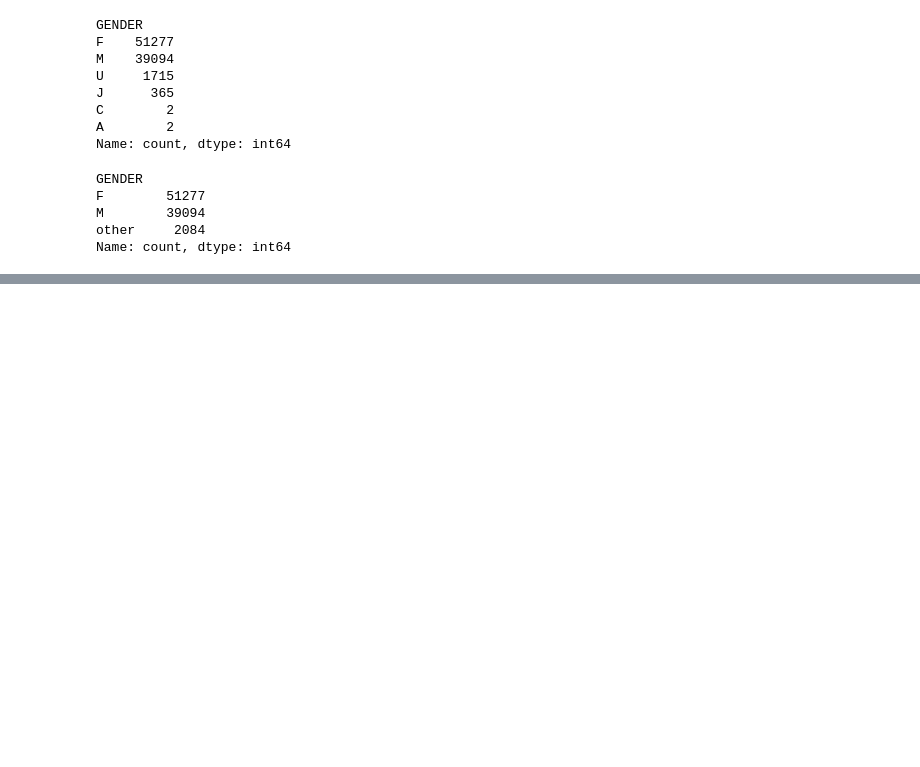
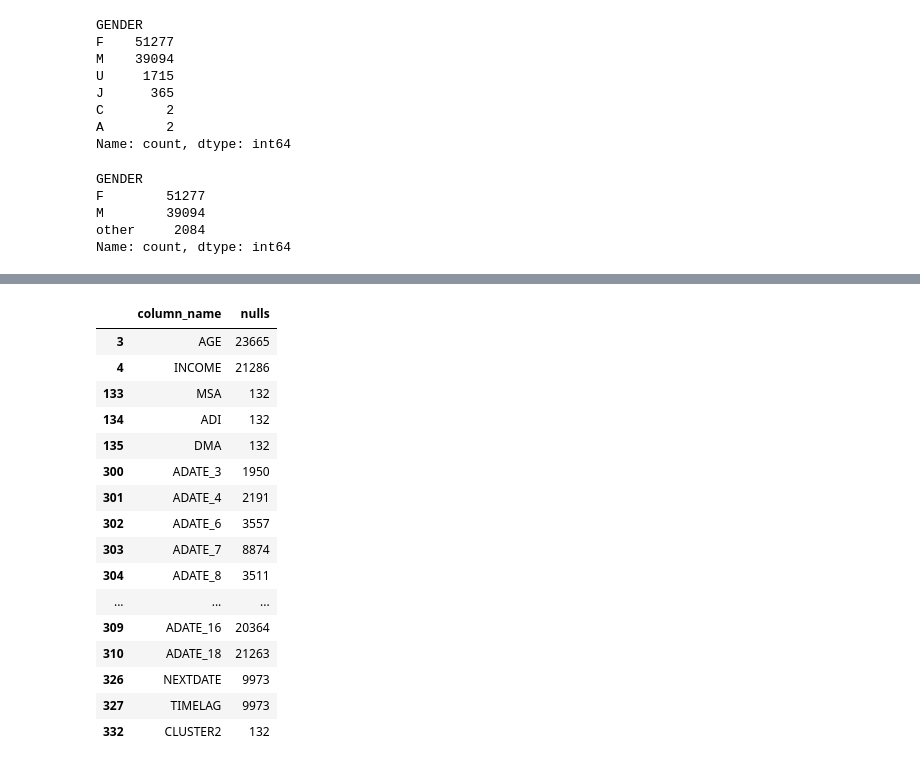
Before and after one commit to MawadaKa/lab-revisiting-machine-learning, a Jupyter notebook: lab-revisiting-machine-learning.ipynb, the cells around one changed output, grey strips where cells are left out. Cells and saved outputs as stored; diff of their text form; code cells hidden in the pictures; blank space fills up the shorter version.

```diff
--- a/lab-revisiting-machine-learning.ipynb
+++ b/lab-revisiting-machine-learning.ipynb
@@ -272,0 +379,22 @@ Name: count, dtype: int64
+# %%
+df = pd.DataFrame(numerical.isna().sum()).reset_index()
+df.columns = ['column_name', 'nulls']
+df[df['nulls']>0]
+# %% [output]
+|  | column_name | nulls |
+| 3 | AGE | 23665 |
+| 4 | INCOME | 21286 |
+| 133 | MSA | 132 |
+| 134 | ADI | 132 |
+| 135 | DMA | 132 |
+| 300 | ADATE_3 | 1950 |
+| 301 | ADATE_4 | 2191 |
+| 302 | ADATE_6 | 3557 |
+| 303 | ADATE_7 | 8874 |
+| 304 | ADATE_8 | 3511 |
+| ... | ... | ... |
+| 309 | ADATE_16 | 20364 |
+| 310 | ADATE_18 | 21263 |
+| 326 | NEXTDATE | 9973 |
+| 327 | TIMELAG | 9973 |
+| 332 | CLUSTER2 | 132 |
```
Also changed, not shown: parts of 26 cells of this notebook.
